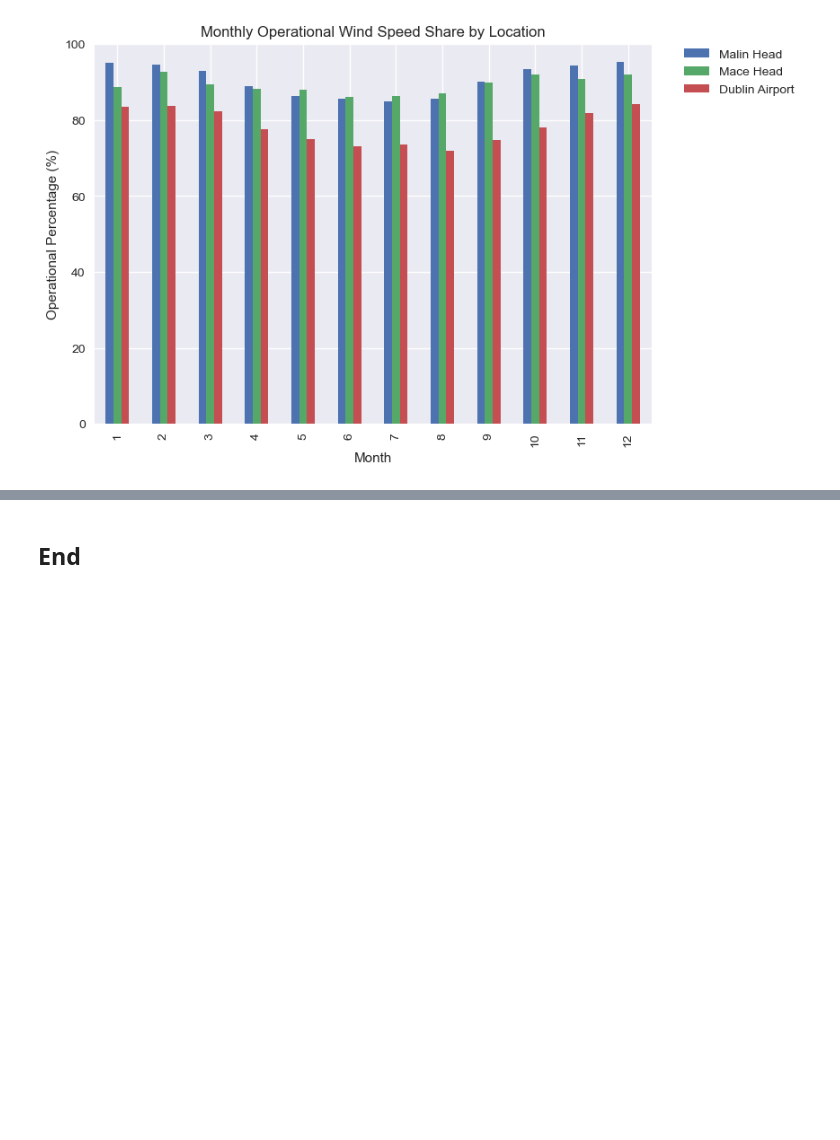
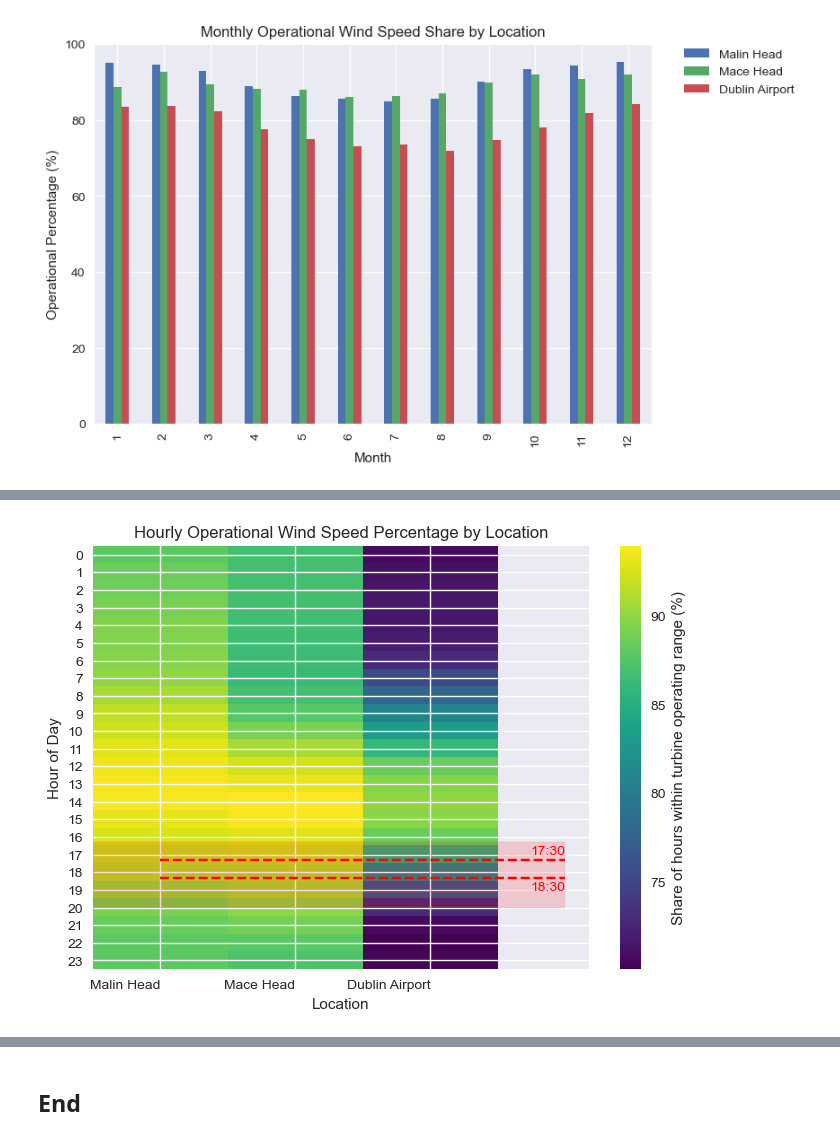
Before and after one commit to Oksyyy/programming-for-data-analytics, a Jupyter notebook: project/wind_anlysis.ipynb, the cells around one changed output, grey strips where cells are left out. Saved outputs shown, nothing was run; the diff lists cells and outputs as text; code cells hidden in the pictures; blank space fills up the shorter version.

Commit message:
Added heatmap for peak hours demand

```diff
--- a/project/wind_anlysis.ipynb
+++ b/project/wind_anlysis.ipynb
@@ -521,0 +550,15 @@ This bar chart confirms earlier observations that wind conditions are most favou
+# %%
+# Call function for each location and store results
+malin_hourly_pct = hourly_operational_percentage(malin_df)
+mace_hourly_pct = hourly_operational_percentage(mace_df)
+dublin_hourly_pct = hourly_operational_percentage(dublin_df)
+
+# Combine daily operational percentages into one dataframe
+hourly_pct_df = pd.DataFrame({
+    "Malin Head": malin_hourly_pct,
+    "Mace Head": mace_hourly_pct,
+    "Dublin Airport": dublin_hourly_pct
+})
+
+# Show combined daily operational percentages dataframe
+hourly_pct_df
@@ -521,0 +593,45 @@ This bar chart confirms earlier observations that wind conditions are most favou
+# %%
+# Prepare data for plotting heatmap
+hours = hourly_pct_df.index
+locations = hourly_pct_df.columns.tolist()
+data = hourly_pct_df.values
+
+# Define peak demand period (used for shading)
+y1 = 16.30
+y2 = 20
+
+# Plot heatmap of hourly operational wind speed percentages
+plt.style.use('seaborn-v0_8')
+fig, ax = plt.subplots()
+im = ax.imshow(data, aspect='auto', cmap='viridis', vmin=70, vmax=95)
+
+# Show all ticks and label them with the respective list entries
+ax.set_xticks(range(len(locations)), labels=locations,
+              ha="right", rotation_mode="anchor")
+ax.set_yticks(range(len(hours)), labels=hours)
+
+# Create colorbar to indicate percentage scale
+cbar = fig.colorbar(im, ax=ax)
+cbar.set_label('Share of hours within turbine operating range (%)')
+
+# Set labels and title
+ax.set_xlabel("Location")
+ax.set_ylabel("Hour of Day")
+ax.set_title("Hourly Operational Wind Speed Percentage by Location")
+
+# Add horizontal lines for the highest demand hours
+ax.hlines(y=17.30, xmin=0, xmax=len(locations), colors='red', linestyles='dashed')
+ax.hlines(y=18.30, xmin=0, xmax=len(locations), colors='red', linestyles='dashed')
+
+# Add annotations for the highest demand hours
+ax.annotate('17:30', xy=(len(locations), 17.30), xytext=(len(locations), 17),
+            color='red', ha='right')
+ax.annotate('18:30', xy=(len(locations), 18.30), xytext=(len(locations), 19),
+            color='red', ha='right')
+
+# Shade the peak demand period
+ax.fill_between(x=[-0.5, len(locations)], y1=y1, y2=y2, color='red', alpha=0.15)
+
+plt.show()
+# %% [output]
+[figure, added]
```
Also changed, not shown: parts of 14 cells of this notebook.
